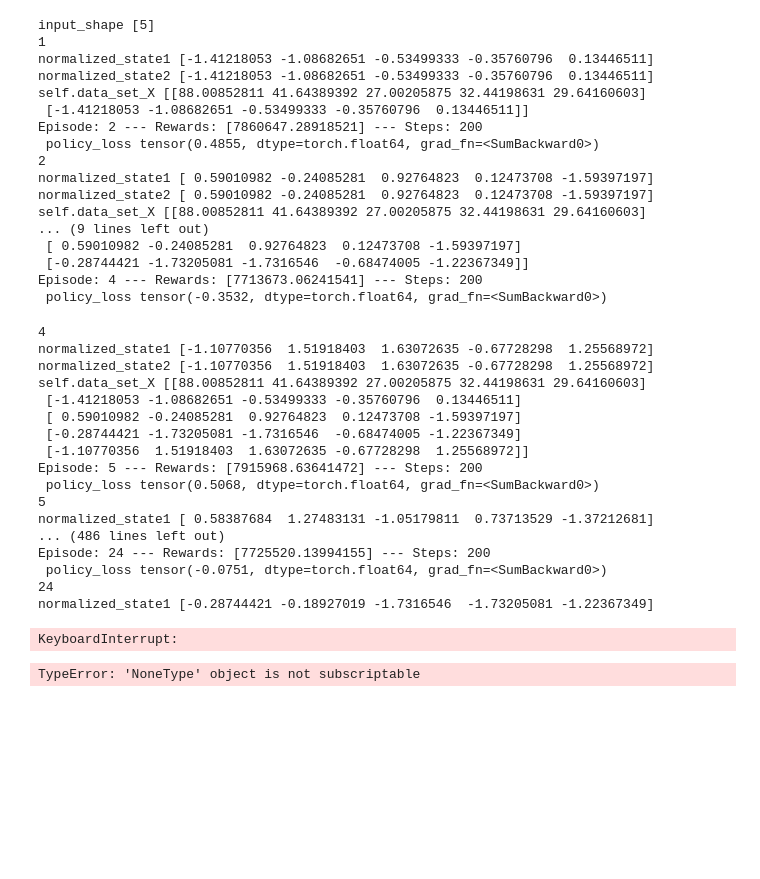
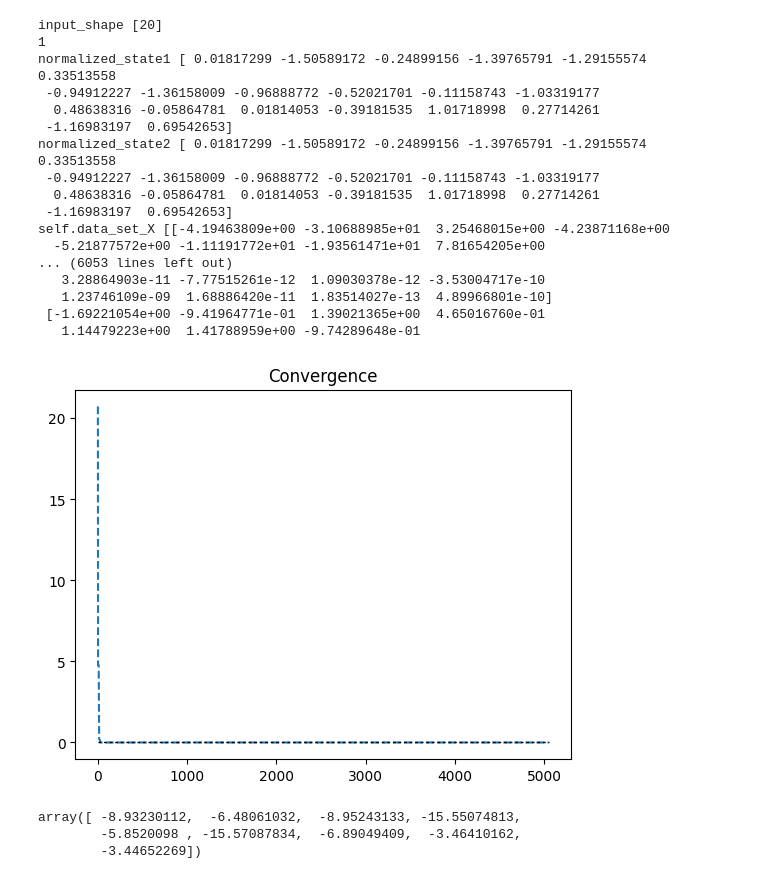
Before and after one commit to koway927/Reinforcement-learning-with-pymoo, a Jupyter notebook: Deep_REINFORCE.ipynb, the cells around one changed output. Cells and saved outputs as stored; diff of their text form; code cells hidden in the pictures; blank space fills up the shorter version.

```diff
--- a/Deep_REINFORCE.ipynb
+++ b/Deep_REINFORCE.ipynb
@@ -292,79 +292,64 @@ from pymoo.termination.robust import RobustTermination
 from pymoo.termination.default import DefaultMultiObjectiveTermination
 import random
 
-torch.manual_seed (1)
+torch.manual_seed (2)
 
 problem = get_problem("ackley", n_var=20, a=20, b=1/5, c=2 * np.pi)
 problem1 = get_problem("Rastrigin", n_var=20)
 problem2 = get_problem("Rosenbrock", n_var=20)
-problem2 = get_problem("g4")
+problem3 = get_problem("g1")
 algorithm3 = MonteCarloGradientPolicyAlgorithm()
-res = minimize( problem2,
+res = minimize( problem,
                 algorithm3,
                 save_history=True,
-                termination=('n_iter', 200),
-                seed = 1,
+                termination=('n_iter', 100),
+                seed = 2,
                 return_least_infeasible=True,
                 verbose=True)
 
 pf = problem2.pareto_front()
 print("PF",pf[0])
 ind = GD(pf)
 print("GD", ind(res.F))
 ind2 = IGD(pf)
 print("IGD", ind2(res.F))
 
 
 n_evals = np.array([e.evaluator.n_eval for e in res.history])
 
 opt = np.array([e.opt[0].F for e in res.history])
 print("final result X:",res.X)
 print("final result CV:",res.CV)
 print(opt)
 plt.title("Convergence")
 plt.plot(n_evals, opt, "--")
 plt.plot(n_evals, np.repeat(pf[0],len(n_evals)), 'k-', lw=1,dashes=[2, 2])
 #plt.yscale("log")
 plt.show()
 # %% [output]
-input_shape [5]
+input_shape [20]
 1
-normalized_state1 [-1.41218053 -1.08682651 -0.53499333 -0.35760796  0.13446511]
-normalized_state2 [-1.41218053 -1.08682651 -0.53499333 -0.35760796  0.13446511]
-self.data_set_X [[88.00852811 41.64389392 27.00205875 32.44198631 29.64160603]
- [-1.41218053 -1.08682651 -0.53499333 -0.35760796  0.13446511]]
-Episode: 2 --- Rewards: [7860647.28918521] --- Steps: 200
- policy_loss tensor(0.4855, dtype=torch.float64, grad_fn=<SumBackward0>)
-2
-normalized_state1 [ 0.59010982 -0.24085281  0.92764823  0.12473708 -1.59397197]
-normalized_state2 [ 0.59010982 -0.24085281  0.92764823  0.12473708 -1.59397197]
-self.data_set_X [[88.00852811 41.64389392 27.00205875 32.44198631 29.64160603]
-... (9 lines left out)
- [ 0.59010982 -0.24085281  0.92764823  0.12473708 -1.59397197]
- [-0.28744421 -1.73205081 -1.7316546  -0.68474005 -1.22367349]]
-Episode: 4 --- Rewards: [7713673.06241541] --- Steps: 200
- policy_loss tensor(-0.3532, dtype=torch.float64, grad_fn=<SumBackward0>)
+normalized_state1 [ 0.01817299 -1.50589172 -0.24899156 -1.39765791 -1.29155574  0.33513558
+ -0.94912227 -1.36158009 -0.96888772 -0.52021701 -0.11158743 -1.03319177
+  0.48638316 -0.05864781  0.01814053 -0.39181535  1.01718998  0.27714261
+ -1.16983197  0.69542653]
+normalized_state2 [ 0.01817299 -1.50589172 -0.24899156 -1.39765791 -1.29155574  0.33513558
+ -0.94912227 -1.36158009 -0.96888772 -0.52021701 -0.11158743 -1.03319177
+  0.48638316 -0.05864781  0.01814053 -0.39181535  1.01718998  0.27714261
+ -1.16983197  0.69542653]
+self.data_set_X [[-4.19463809e+00 -3.10688985e+01  3.25468015e+00 -4.23871168e+00
+  -5.21877572e+00 -1.11191772e+01 -1.93561471e+01  7.81654205e+00
+... (6053 lines left out)
+   3.28864903e-11 -7.77515261e-12  1.09030378e-12 -3.53004717e-10
+   1.23746109e-09  1.68886420e-11  1.83514027e-13  4.89966801e-10]
+ [-1.69221054e+00 -9.41964771e-01  1.39021365e+00  4.65016760e-01
+   1.14479223e+00  1.41788959e+00 -9.74289648e-01
-4
-normalized_state1 [-1.10770356  1.51918403  1.63072635 -0.67728298  1.25568972]
-normalized_state2 [-1.10770356  1.51918403  1.63072635 -0.67728298  1.25568972]
-self.data_set_X [[88.00852811 41.64389392 27.00205875 32.44198631 29.64160603]
- [-1.41218053 -1.08682651 -0.53499333 -0.35760796  0.13446511]
- [ 0.59010982 -0.24085281  0.92764823  0.12473708 -1.59397197]
- [-0.28744421 -1.73205081 -1.7316546  -0.68474005 -1.22367349]
- [-1.10770356  1.51918403  1.63072635 -0.67728298  1.25568972]]
-Episode: 5 --- Rewards: [7915968.63641472] --- Steps: 200
- policy_loss tensor(0.5068, dtype=torch.float64, grad_fn=<SumBackward0>)
-5
-normalized_state1 [ 0.58387684  1.27483131 -1.05179811  0.73713529 -1.37212681]
-... (486 lines left out)
-Episode: 24 --- Rewards: [7725520.13994155] --- Steps: 200
- policy_loss tensor(-0.0751, dtype=torch.float64, grad_fn=<SumBackward0>)
-24
-normalized_state1 [-0.28744421 -0.18927019 -1.7316546  -1.73205081 -1.22367349]
-KeyboardInterrupt:
+[figure, added]
 # %%
-problem2.evaluate(res.X, return_values_of=["F"])
+problem3.evaluate(res.X, return_values_of=["G"])
 # %% [output]
-TypeError: 'NoneType' object is not subscriptable
+array([ -8.93230112,  -6.48061032,  -8.95243133, -15.55074813,
+        -5.8520098 , -15.57087834,  -6.89049409,  -3.46410162,
+        -3.44652269])
 # %%
 np.array([1])
```
Also changed, not shown: parts of 1 cell of this notebook, 1 other file.
